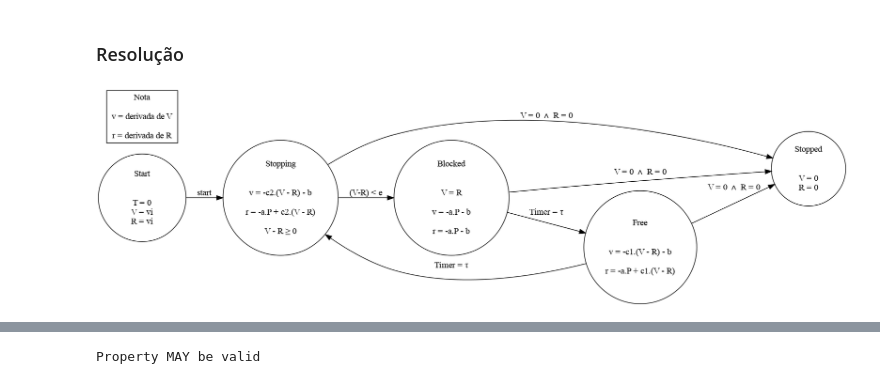
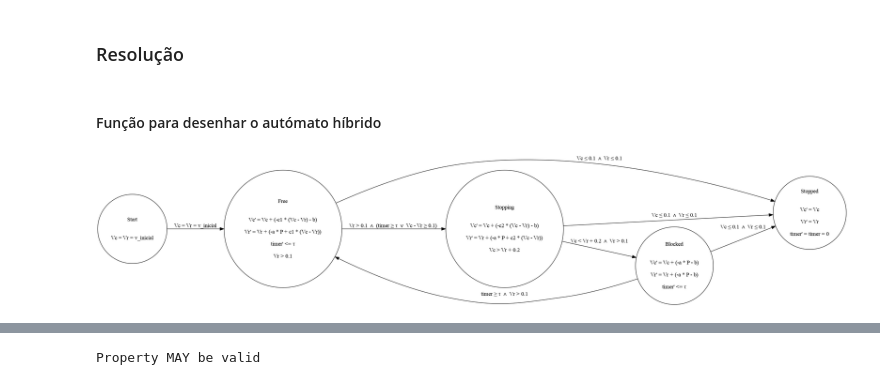
Before and after one commit to monizyzz/LC, a Jupyter notebook: TP4/TP4-ex1.ipynb, the cells around one changed output, grey strips where cells are left out. Saved outputs shown, nothing was run; the diff lists cells and outputs as text; code cells hidden in the pictures.

```diff
--- a/TP4/TP4-ex1.ipynb
+++ b/TP4/TP4-ex1.ipynb
@@ -60,29 +60,29 @@ from z3 import *
 import matplotlib.pyplot as plt
 import pygraphviz as pgv
 from IPython.display import Image
+# %% [markdown]
+#### Função para desenhar o autómato híbrido
 # %%
 def draw(dot):
     return Image(pgv.AGraph(dot).draw(format='png', prog='dot'))
 # %%
 ABS = """digraph{
     rankdir=LR;
-    Start [shape= circle, label="Start\n\n\nT = 0\nV = vi\nR = vi"];
-    Free [shape = circle, label="Free\n\n\nv = -c1.(V - R) - b\n\nr = -a.P + c1.(V - R)"];
-    Stopping [shape = circle, label="Stopping\n\n\nv = -c2.(V - R) - b\n\nr = -a.P + c2.(V - R)\n\nV - R ≥ 0"];
-    Blocked [shape = circle, label="Blocked\n\n\nV = R\n\nv = -a.P - b\n\nr = -a.P - b"];
-    Stopped [shape = circle, label="Stopped\n\n\nV = 0\nR = 0"];
+    Start [shape= circle, label="Start\n\n\nVc = Vr = v_inicial"];
+    Free [shape = circle, label="Free\n\n\nVc' = Vc + (-c1 * (Vc - Vr) - b)\n\nVr' = Vr + (-a * P + c1 * (Vc - Vr))\n\ntimer' <= τ\n\nVr > 0.1"];
+    Stopping [shape = circle, label="Stopping\n\n\nVc' = Vc + (-c2 * (Vc - Vr) - b)\n\nVr' = Vr + (-a * P + c2 * (Vc - Vr))\n\nVc > Vr + 0.2"];
+    Blocked [shape = circle, label="Blocked\n\n\nVc' = Vc + (-a * P - b)\n\nVr' = Vr + (-a * P - b)\n\ntimer' <= τ"];
+    Stopped [shape = circle, label="Stopped\n\n\nVc' = Vc\n\nVr' = Vr\n\ntimer' = timer = 0"];
 
-    Nota [shape=box, label="Nota\n\nv = derivada de V\n\nr = derivada de R"];
-
-    Start -> Stopping[label="start"];
-    Free -> Stopping [label="Timer = τ"];
-    Stopping -> Blocked[label="(V-R) < e"];
-    Stopping -> Stopped[label="V = 0 ∧ R = 0"];
-    Blocked -> Free [label="Timer = τ"];
-    Blocked -> Stopped[label="V = 0 ∧ R = 0"];
-    Free -> Stopped[label="V = 0 ∧ R = 0"];
+    Start -> Free[label="Vc = Vr = v_inicial"];
+    Free -> Stopping[label="Vr > 0.1 ∧ (timer ≥ τ ∨ Vc - Vr ≥ 0.1) "];
+    Stopping -> Blocked[label="Vc < Vr + 0.2 ∧ Vr > 0.1"];
+    Stopping -> Stopped[label="Vc ≤ 0.1 ∧ Vr ≤ 0.1"];
+    Blocked -> Free [label="timer ≥ τ ∧ Vr > 0.1"];
+    Blocked -> Stopped[label="Vc ≤ 0.1 ∧ Vr ≤ 0.1"];
+    Free -> Stopped[label="Vc ≤ 0.1 ∧ Vr ≤ 0.1"];
 }"""
 
 draw(ABS)
 # %% [output]
-[figure, old version]
+[figure, new version]
```
Also changed, not shown: parts of 14 cells of this notebook, 3 other files.
